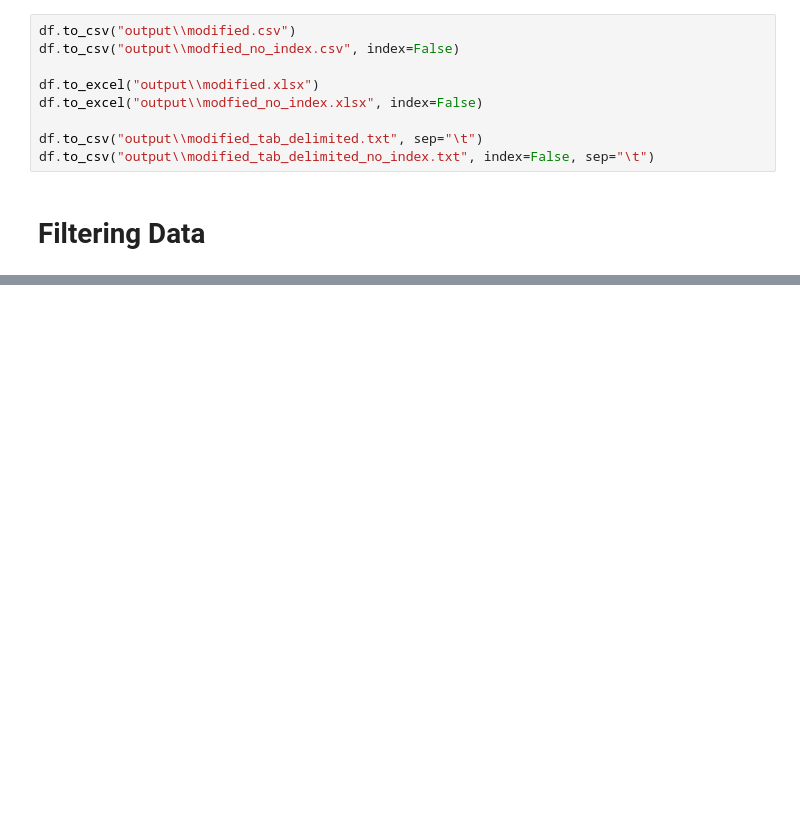
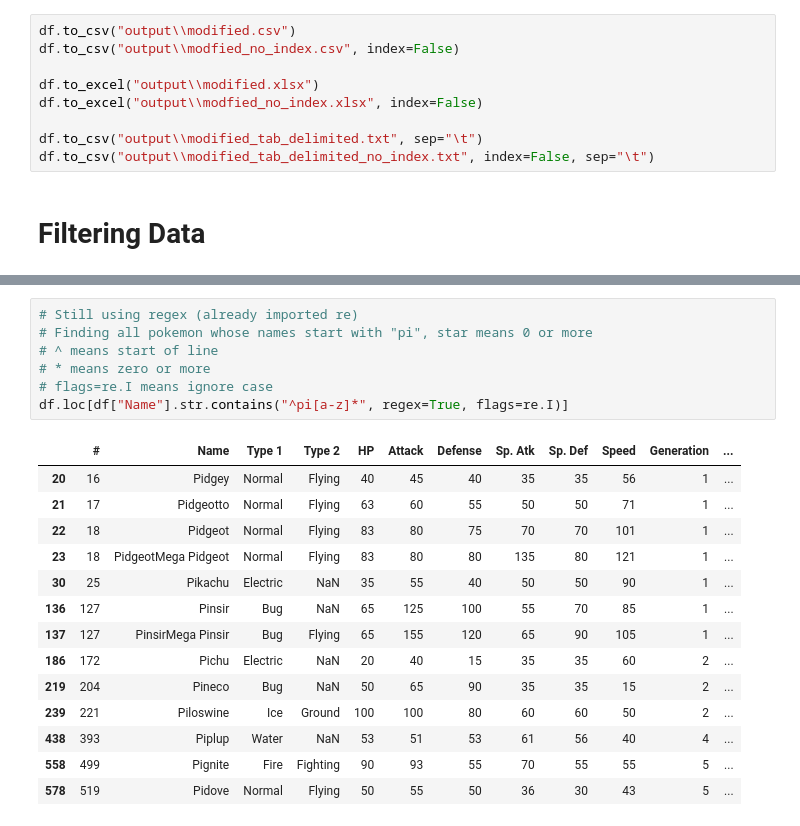
Before and after one commit to KisaPada/learning-pandas, a Jupyter notebook: pandas_youtube_tutorial/Tutorial.ipynb, the cells around one changed output, grey strips where cells are left out. Saved outputs shown, nothing was run; the diff lists cells and outputs as text; blank space fills up the shorter version.

```diff
--- a/pandas_youtube_tutorial/Tutorial.ipynb
+++ b/pandas_youtube_tutorial/Tutorial.ipynb
@@ -238,0 +293,22 @@ df.to_csv("output\\modified_tab_delimited_no_index.txt", index=False, sep="\t")
+# %%
+# Still using regex (already imported re)
+# Finding all pokemon whose names start with "pi", star means 0 or more
+# ^ means start of line
+# * means zero or more
+# flags=re.I means ignore case
+df.loc[df["Name"].str.contains("^pi[a-z]*", regex=True, flags=re.I)]
+# %% [output]
+|  | # | Name | Type 1 | Type 2 | HP | Attack | Defense | Sp. Atk | Sp. Def | Speed | Generation | ... |
+| 20 | 16 | Pidgey | Normal | Flying | 40 | 45 | 40 | 35 | 35 | 56 | 1 | ... |
+| 21 | 17 | Pidgeotto | Normal | Flying | 63 | 60 | 55 | 50 | 50 | 71 | 1 | ... |
+| 22 | 18 | Pidgeot | Normal | Flying | 83 | 80 | 75 | 70 | 70 | 101 | 1 | ... |
+| 23 | 18 | PidgeotMega Pidgeot | Normal | Flying | 83 | 80 | 80 | 135 | 80 | 121 | 1 | ... |
+| 30 | 25 | Pikachu | Electric | NaN | 35 | 55 | 40 | 50 | 50 | 90 | 1 | ... |
+| 136 | 127 | Pinsir | Bug | NaN | 65 | 125 | 100 | 55 | 70 | 85 | 1 | ... |
+| 137 | 127 | PinsirMega Pinsir | Bug | Flying | 65 | 155 | 120 | 65 | 90 | 105 | 1 | ... |
+| 186 | 172 | Pichu | Electric | NaN | 20 | 40 | 15 | 35 | 35 | 60 | 2 | ... |
+| 219 | 204 | Pineco | Bug | NaN | 50 | 65 | 90 | 35 | 35 | 15 | 2 | ... |
+| 239 | 221 | Piloswine | Ice | Ground | 100 | 100 | 80 | 60 | 60 | 50 | 2 | ... |
+| 438 | 393 | Piplup | Water | NaN | 53 | 51 | 53 | 61 | 56 | 40 | 4 | ... |
+| 558 | 499 | Pignite | Fire | Fighting | 90 | 93 | 55 | 70 | 55 | 55 | 5 | ... |
+| 578 | 519 | Pidove | Normal | Flying | 50 | 55 | 50 | 36 | 30 | 43 | 5 | ... |
```
Also changed, not shown: parts of 7 cells of this notebook, 3 other files.
